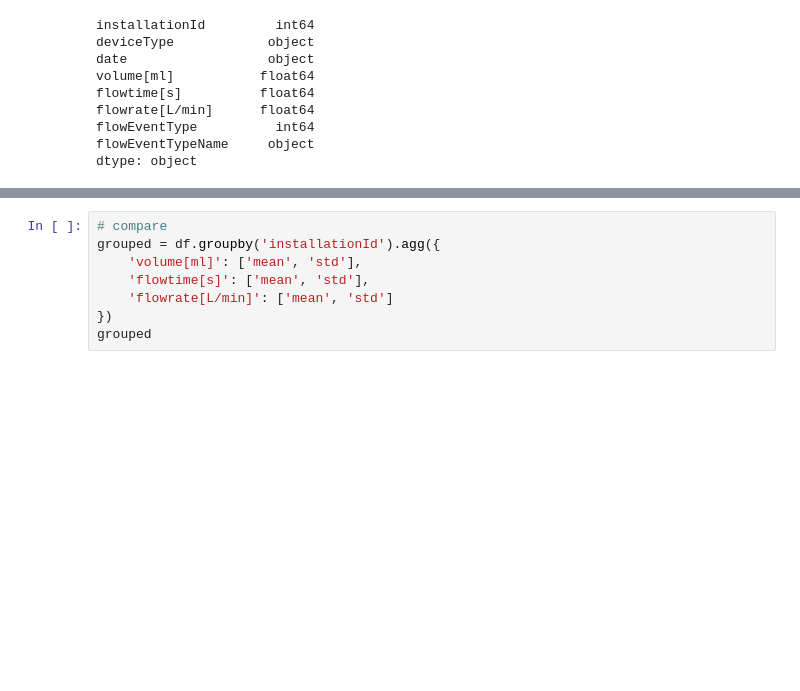
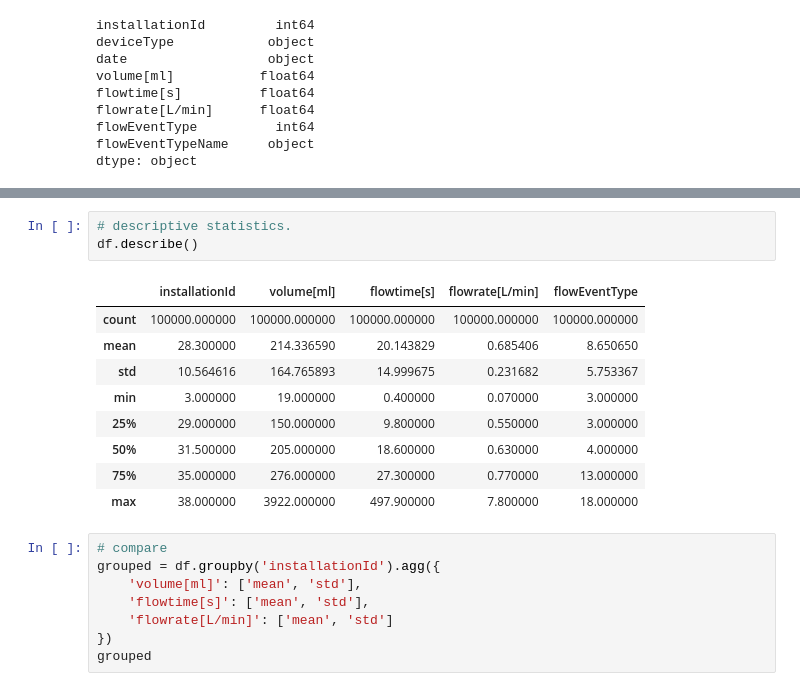
Before and after one commit to ejaj/data-science, a Jupyter notebook: Coffee Machine .ipynb, the cells around one changed output, grey strips where cells are left out. Saved outputs shown, nothing was run; the diff lists cells and outputs as text; blank space fills up the shorter version.

```diff
--- a/Coffee Machine .ipynb
+++ b/Coffee Machine .ipynb
@@ -51,3 +69,16 @@ dtype: object
+# %%
+# descriptive statistics.
+df.describe()
+# %% [output]
+|  | installationId | volume[ml] | flowtime[s] | flowrate[L/min] | flowEventType |
+| count | 100000.000000 | 100000.000000 | 100000.000000 | 100000.000000 | 100000.000000 |
+| mean | 28.300000 | 214.336590 | 20.143829 | 0.685406 | 8.650650 |
+| std | 10.564616 | 164.765893 | 14.999675 | 0.231682 | 5.753367 |
+| min | 3.000000 | 19.000000 | 0.400000 | 0.070000 | 3.000000 |
+| 25% | 29.000000 | 150.000000 | 9.800000 | 0.550000 | 3.000000 |
+| 50% | 31.500000 | 205.000000 | 18.600000 | 0.630000 | 4.000000 |
+| 75% | 35.000000 | 276.000000 | 27.300000 | 0.770000 | 13.000000 |
+| max | 38.000000 | 3922.000000 | 497.900000 | 7.800000 | 18.000000 |
 # %%
 # compare
 grouped = df.groupby('installationId').agg({
```
Also changed, not shown: parts of 3 cells of this notebook, 1 other file.
